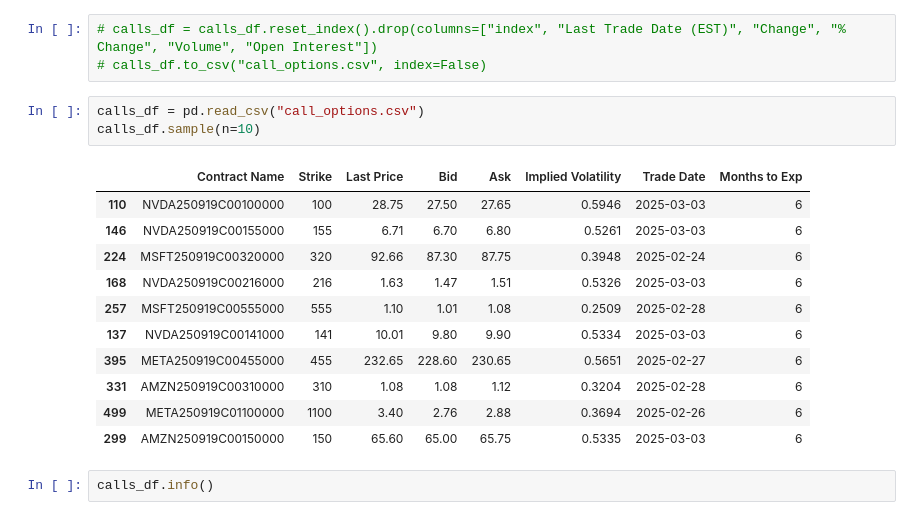
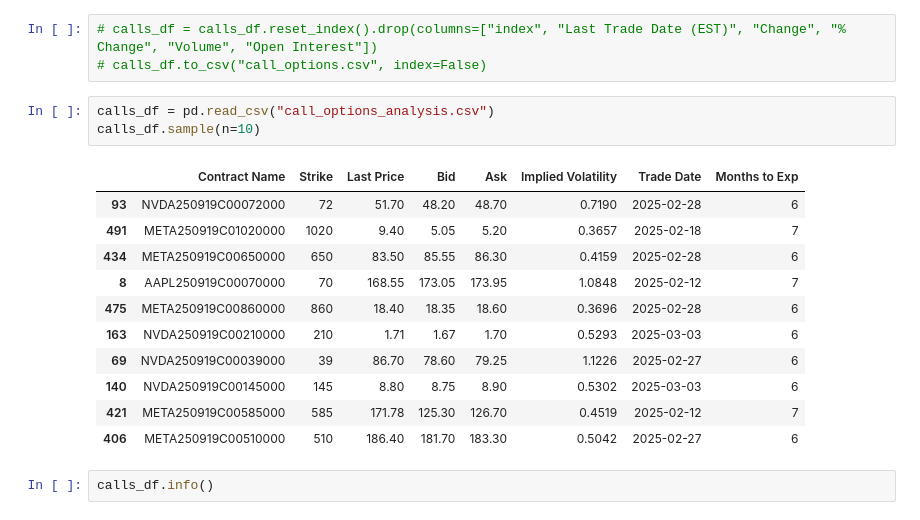
Before and after one commit to kasvinatirumal/wdrp_wi25, a Jupyter notebook: Analysis_of_Call_Option_Pricing,_Drift_and_Volatility_Estimation.ipynb, the cells around one changed output. Drawn from its saved outputs; the diff is of its cells as text.

```diff
--- a/Analysis_of_Call_Option_Pricing,_Drift_and_Volatility_Estimation.ipynb
+++ b/Analysis_of_Call_Option_Pricing,_Drift_and_Volatility_Estimation.ipynb
@@ -54,20 +56,20 @@ warnings.simplefilter(action='ignore', category=FutureWarning)
 # calls_df = calls_df.reset_index().drop(columns=["index", "Last Trade Date (EST)", "Change", "% Change", "Volume", "Open Interest"])
 # calls_df.to_csv("call_options.csv", index=False)
 # %%
-calls_df = pd.read_csv("call_options.csv")
+calls_df = pd.read_csv("call_options_analysis.csv")
 calls_df.sample(n=10)
 # %% [output]
 |  | Contract Name | Strike | Last Price | Bid | Ask | Implied Volatility | Trade Date | Months to Exp |
-| 110 | NVDA250919C00100000 | 100 | 28.75 | 27.50 | 27.65 | 0.5946 | 2025-03-03 | 6 |
-| 146 | NVDA250919C00155000 | 155 | 6.71 | 6.70 | 6.80 | 0.5261 | 2025-03-03 | 6 |
-| 224 | MSFT250919C00320000 | 320 | 92.66 | 87.30 | 87.75 | 0.3948 | 2025-02-24 | 6 |
-| 168 | NVDA250919C00216000 | 216 | 1.63 | 1.47 | 1.51 | 0.5326 | 2025-03-03 | 6 |
-| 257 | MSFT250919C00555000 | 555 | 1.10 | 1.01 | 1.08 | 0.2509 | 2025-02-28 | 6 |
-| 137 | NVDA250919C00141000 | 141 | 10.01 | 9.80 | 9.90 | 0.5334 | 2025-03-03 | 6 |
-| 395 | META250919C00455000 | 455 | 232.65 | 228.60 | 230.65 | 0.5651 | 2025-02-27 | 6 |
-| 331 | AMZN250919C00310000 | 310 | 1.08 | 1.08 | 1.12 | 0.3204 | 2025-02-28 | 6 |
-| 499 | META250919C01100000 | 1100 | 3.40 | 2.76 | 2.88 | 0.3694 | 2025-02-26 | 6 |
-| 299 | AMZN250919C00150000 | 150 | 65.60 | 65.00 | 65.75 | 0.5335 | 2025-03-03 | 6 |
+| 93 | NVDA250919C00072000 | 72 | 51.70 | 48.20 | 48.70 | 0.7190 | 2025-02-28 | 6 |
+| 491 | META250919C01020000 | 1020 | 9.40 | 5.05 | 5.20 | 0.3657 | 2025-02-18 | 7 |
+| 434 | META250919C00650000 | 650 | 83.50 | 85.55 | 86.30 | 0.4159 | 2025-02-28 | 6 |
+| 8 | AAPL250919C00070000 | 70 | 168.55 | 173.05 | 173.95 | 1.0848 | 2025-02-12 | 7 |
+| 475 | META250919C00860000 | 860 | 18.40 | 18.35 | 18.60 | 0.3696 | 2025-02-28 | 6 |
+| 163 | NVDA250919C00210000 | 210 | 1.71 | 1.67 | 1.70 | 0.5293 | 2025-03-03 | 6 |
+| 69 | NVDA250919C00039000 | 39 | 86.70 | 78.60 | 79.25 | 1.1226 | 2025-02-27 | 6 |
+| 140 | NVDA250919C00145000 | 145 | 8.80 | 8.75 | 8.90 | 0.5302 | 2025-03-03 | 6 |
+| 421 | META250919C00585000 | 585 | 171.78 | 125.30 | 126.70 | 0.4519 | 2025-02-12 | 7 |
+| 406 | META250919C00510000 | 510 | 186.40 | 181.70 | 183.30 | 0.5042 | 2025-02-27 | 6 |
 # %%
 calls_df.info()
 # %% [output]
```
Also changed, not shown: parts of 6 cells of this notebook.
